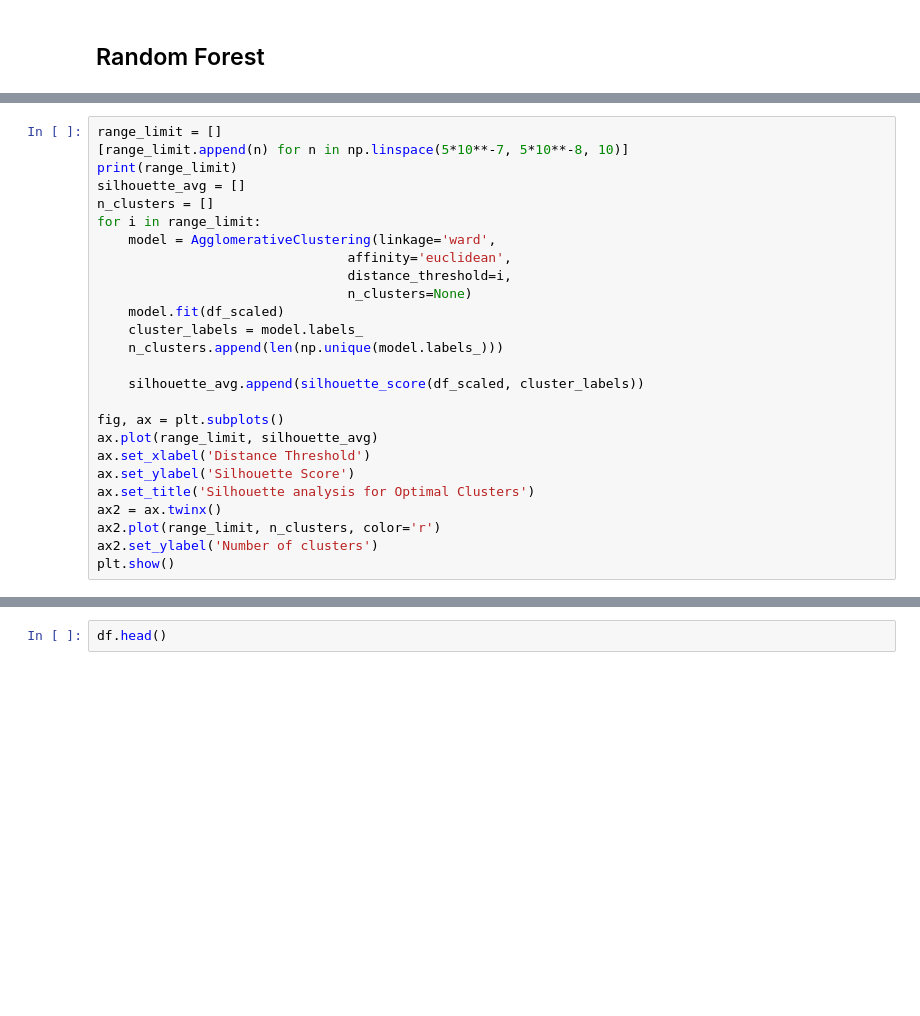
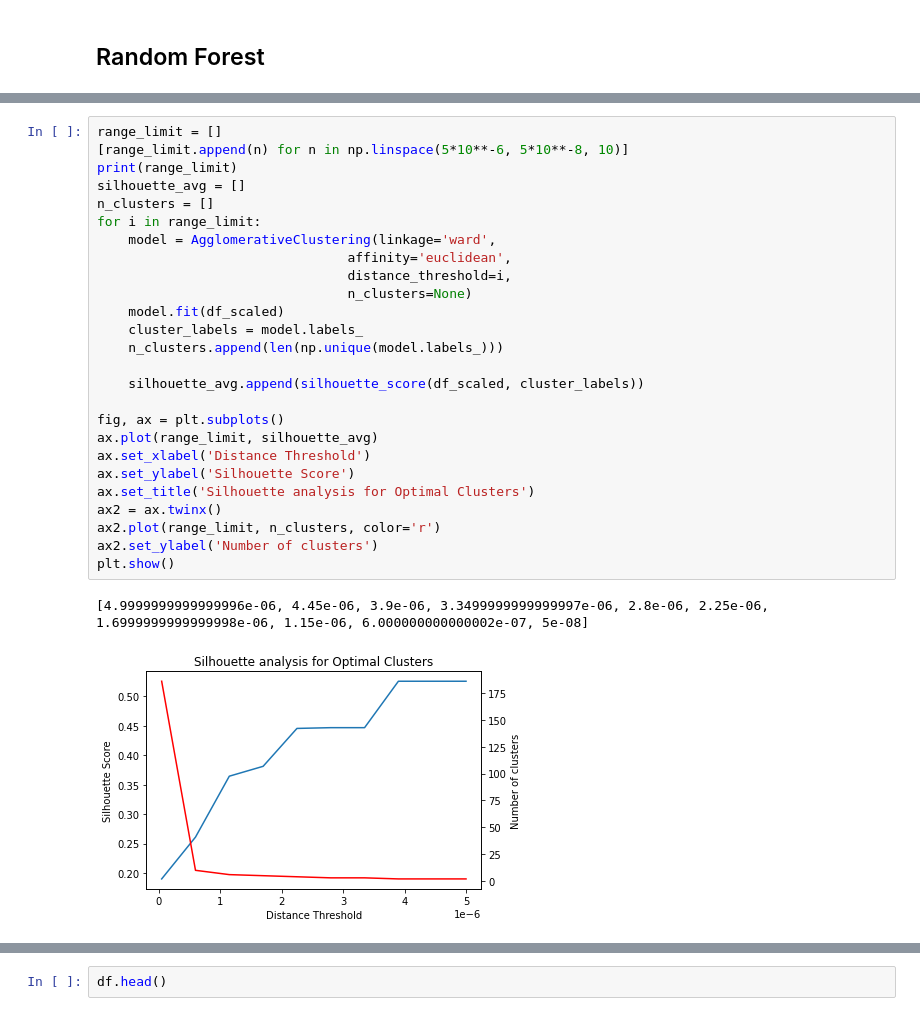
Before and after one commit to sskett/cosc301, a Jupyter notebook: testing.ipynb, the cells around one changed output, grey strips where cells are left out. Drawn from its saved outputs; the diff is of its cells as text; blank space fills up the shorter version.

```diff
--- a/testing.ipynb
+++ b/testing.ipynb
@@ -273,29 +290,32 @@ plt.barh(clf.feature_names_in_[sorted_idx], perm_imp.importances_mean[sorted_idx
 # %%
 range_limit = []
-[range_limit.append(n) for n in np.linspace(5*10**-7, 5*10**-8, 10)]
+[range_limit.append(n) for n in np.linspace(5*10**-6, 5*10**-8, 10)]
 print(range_limit)
 silhouette_avg = []
 n_clusters = []
 for i in range_limit:
     model = AgglomerativeClustering(linkage='ward',
                                 affinity='euclidean',
                                 distance_threshold=i,
                                 n_clusters=None)
     model.fit(df_scaled)
     cluster_labels = model.labels_
     n_clusters.append(len(np.unique(model.labels_)))
 
     silhouette_avg.append(silhouette_score(df_scaled, cluster_labels))
 
 fig, ax = plt.subplots()
 ax.plot(range_limit, silhouette_avg)
 ax.set_xlabel('Distance Threshold')
 ax.set_ylabel('Silhouette Score')
 ax.set_title('Silhouette analysis for Optimal Clusters')
 ax2 = ax.twinx()
 ax2.plot(range_limit, n_clusters, color='r')
 ax2.set_ylabel('Number of clusters')
 plt.show()
+# %% [output]
+[4.9999999999999996e-06, 4.45e-06, 3.9e-06, 3.3499999999999997e-06, 2.8e-06, 2.25e-06, 1.6999999999999998e-06, 1.15e-06, 6.000000000000002e-07, 5e-08]
+[figure, added]
 # %%
 agglom_sizes = df.groupby('cluster').size()
 agglom_sizes
```
Also changed, not shown: parts of 21 cells of this notebook.
